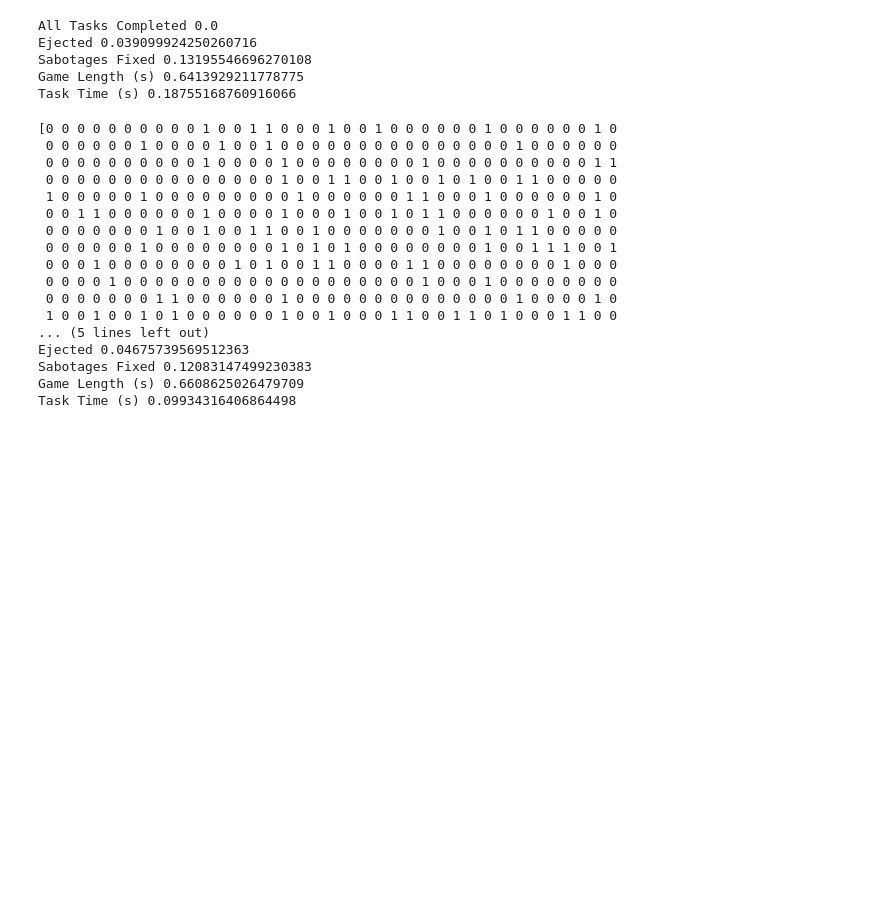
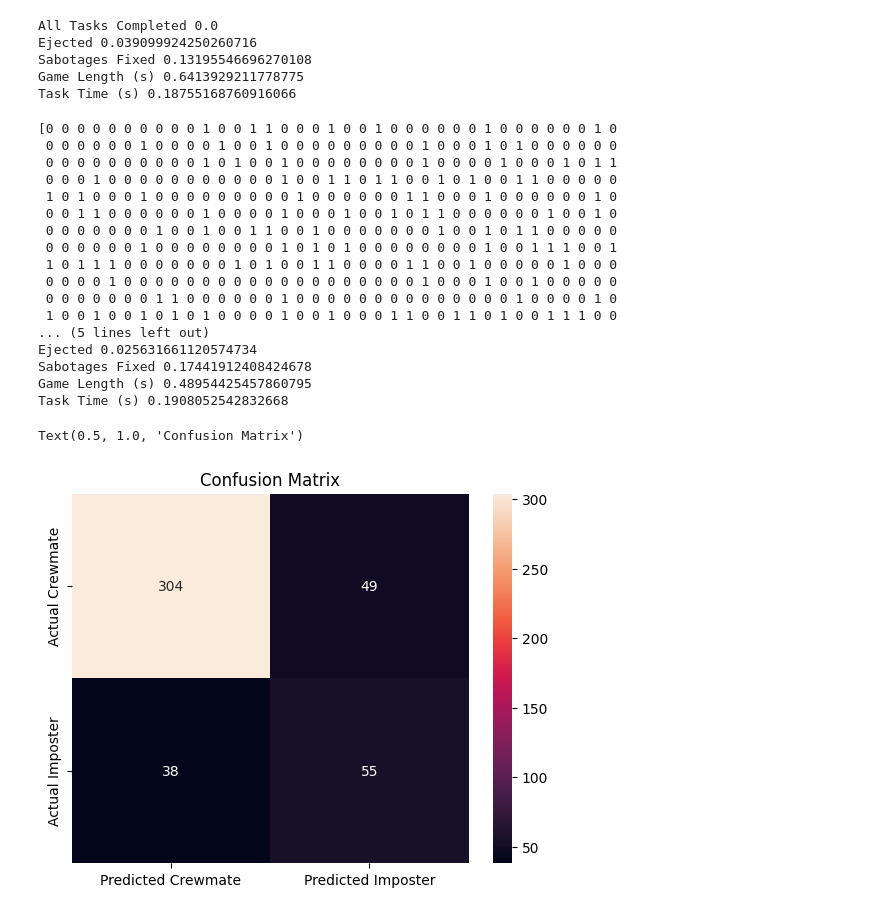
Before and after one commit to adandemraju/amongus-imposter-predictor, a Jupyter notebook: notebooks/models.ipynb, the cells around one changed output. Saved outputs shown, nothing was run; the diff lists cells and outputs as text; code cells hidden in the pictures; blank space fills up the shorter version.

Commit message:
added visualizations for random forest modeling

```diff
--- a/notebooks/models.ipynb
+++ b/notebooks/models.ipynb
@@ -103,8 +106,8 @@ Sabotages Fixed 0.13195546696270108
 Game Length (s) 0.6413929211778775
 Task Time (s) 0.18755168760916066
 # %%
-#Random Forest Model
-rfm = RandomForestClassifier()
+#Random Forest Model - FINAL MODEL
+rfm = RandomForestClassifier(class_weight='balanced')
 rfm.fit(X_train, y_train)
 
 X_predictions = rfm.predict(X_test)
@@ -121,19 +124,34 @@ for feature, importance in zip(X.columns, relying_attribute):
     print(feature,importance)
 # %% [output]
 [0 0 0 0 0 0 0 0 0 0 1 0 0 1 1 0 0 0 1 0 0 1 0 0 0 0 0 0 1 0 0 0 0 0 0 1 0
- 0 0 0 0 0 0 1 0 0 0 0 1 0 0 1 0 0 0 0 0 0 0 0 0 0 0 0 0 0 0 1 0 0 0 0 0 0
- 0 0 0 0 0 0 0 0 0 0 1 0 0 0 0 1 0 0 0 0 0 0 0 0 1 0 0 0 0 0 0 0 0 0 0 1 1
- 0 0 0 0 0 0 0 0 0 0 0 0 0 0 0 1 0 0 1 1 0 0 1 0 0 1 0 1 0 0 1 1 0 0 0 0 0
- 1 0 0 0 0 0 1 0 0 0 0 0 0 0 0 0 1 0 0 0 0 0 0 1 1 0 0 0 1 0 0 0 0 0 0 1 0
+ 0 0 0 0 0 0 1 0 0 0 0 1 0 0 1 0 0 0 0 0 0 0 0 0 1 0 0 0 1 0 1 0 0 0 0 0 0
+ 0 0 0 0 0 0 0 0 0 0 1 0 1 0 0 1 0 0 0 0 0 0 0 0 1 0 0 0 0 1 0 0 0 1 0 1 1
+ 0 0 0 1 0 0 0 0 0 0 0 0 0 0 0 1 0 0 1 1 0 1 1 0 0 1 0 1 0 0 1 1 0 0 0 0 0
+ 1 0 1 0 0 0 1 0 0 0 0 0 0 0 0 0 1 0 0 0 0 0 0 1 1 0 0 0 1 0 0 0 0 0 0 1 0
  0 0 1 1 0 0 0 0 0 0 1 0 0 0 0 1 0 0 0 1 0 0 1 0 1 1 0 0 0 0 0 0 1 0 0 1 0
  0 0 0 0 0 0 0 1 0 0 1 0 0 1 1 0 0 1 0 0 0 0 0 0 0 1 0 0 1 0 1 1 0 0 0 0 0
  0 0 0 0 0 0 1 0 0 0 0 0 0 0 0 1 0 1 0 1 0 0 0 0 0 0 0 0 1 0 0 1 1 1 0 0 1
- 0 0 0 1 0 0 0 0 0 0 0 0 1 0 1 0 0 1 1 0 0 0 0 1 1 0 0 0 0 0 0 0 0 1 0 0 0
- 0 0 0 0 1 0 0 0 0 0 0 0 0 0 0 0 0 0 0 0 0 0 0 0 1 0 0 0 1 0 0 0 0 0 0 0 0
+ 1 0 1 1 1 0 0 0 0 0 0 0 1 0 1 0 0 1 1 0 0 0 0 1 1 0 0 1 0 0 0 0 0 1 0 0 0
+ 0 0 0 0 1 0 0 0 0 0 0 0 0 0 0 0 0 0 0 0 0 0 0 0 1 0 0 0 1 0 0 1 0 0 0 0 0
  0 0 0 0 0 0 0 1 1 0 0 0 0 0 0 1 0 0 0 0 0 0 0 0 0 0 0 0 0 0 1 0 0 0 0 1 0
- 1 0 0 1 0 0 1 0 1 0 0 0 0 0 0 1 0 0 1 0 0 0 1 1 0 0 1 1 0 1 0 0 0 1 1 0 0
+ 1 0 0 1 0 0 1 0 1 0 1 0 0 0 0 1 0 0 1 0 0 0 1 1 0 0 1 1 0 1 0 0 1 1 1 0 0
 ... (5 lines left out)
-Ejected 0.04675739569512363
-Sabotages Fixed 0.12083147499230383
-Game Length (s) 0.6608625026479709
-Task Time (s) 0.09934316406864498
+Ejected 0.025631661120574734
+Sabotages Fixed 0.17441912408424678
+Game Length (s) 0.48954425457860795
+Task Time (s) 0.1908052542832668
+# %%
+'''
+In this case we would choose to use the random forest model because the accuracy is around
+the same and is more robust than a single decision tree since its less likely to overfit on
+new data
+'''
+
+#Visulaizing Random Forest Model
+
+#confusion matrix
+sns.heatmap(confusion, xticklabels=['Predicted Crewmate','Predicted Imposter'], yticklabels = ['Actual Crewmate', 'Actual Imposter'], annot=True, fmt='d')
+plt.title('Confusion Matrix')
+# %% [output]
+Text(0.5, 1.0, 'Confusion Matrix')
+[figure, added]
```
Also changed, not shown: parts of 3 cells of this notebook.
